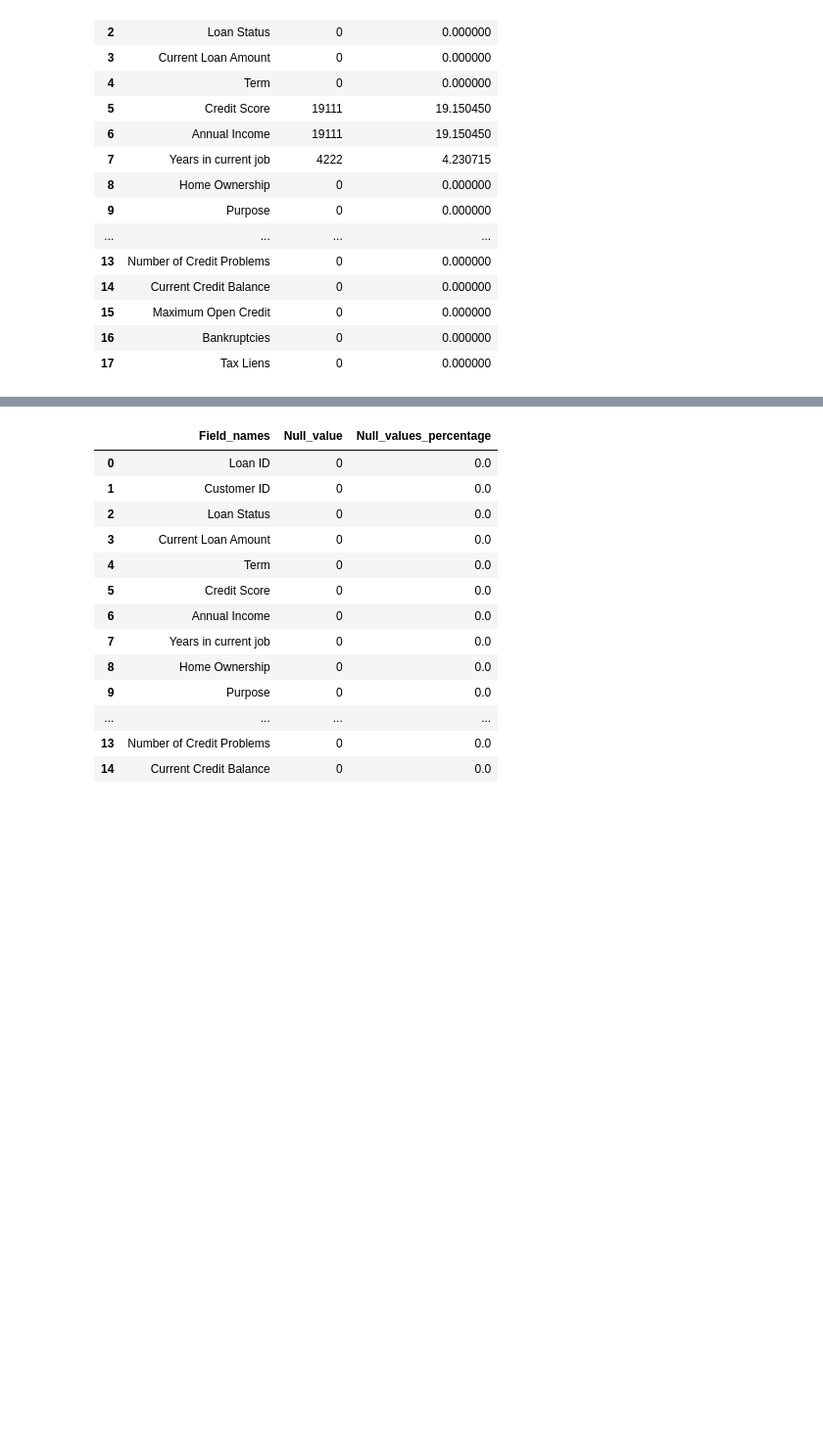
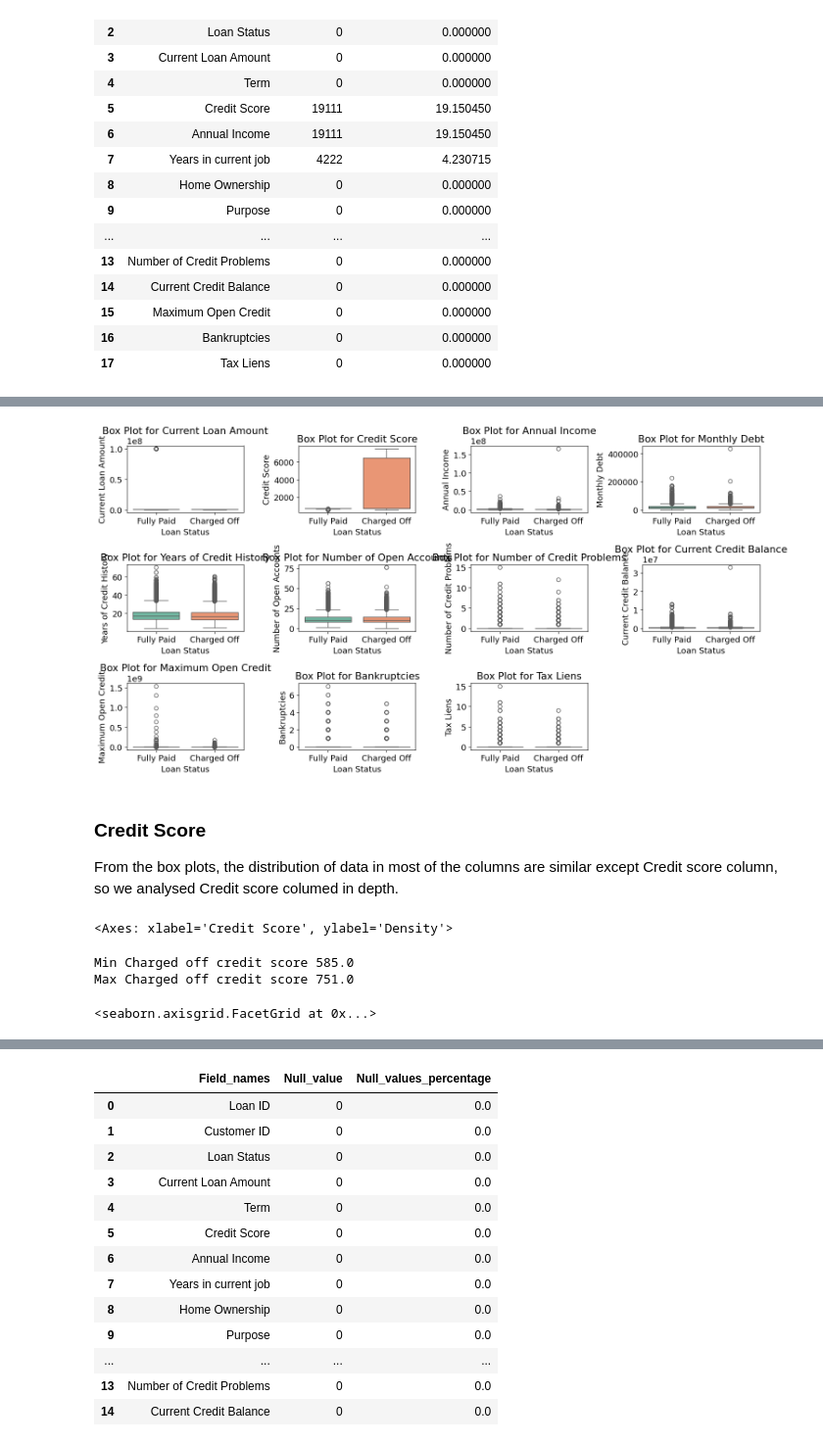
Before and after one commit to lrosati42/XAI_project, a Jupyter notebook: chandana_main.ipynb, the cells around one changed output, grey strips where cells are left out. Shown at 98% size. Saved outputs shown, nothing was run; the diff lists cells and outputs as text; code cells hidden in the pictures; blank space fills up the shorter version.

```diff
--- a/chandana_main.ipynb
+++ b/chandana_main.ipynb
@@ -313,0 +439,36 @@ sns.displot(data = data_train , x = "Credit Score" ,  kind="kde",)
+# %%
+# Set up the matplotlib figure
+plt.figure(figsize=(15, 8))
+
+# List of columns to include in the box plot
+columns_to_plot = ['Current Loan Amount', 'Credit Score', 'Annual Income', 'Monthly Debt',
+                   'Years of Credit History', 'Number of Open Accounts', 'Number of Credit Problems',
+                   'Current Credit Balance', 'Maximum Open Credit', 'Bankruptcies', 'Tax Liens']
+
+for i, column in enumerate(columns_to_plot, 1):
+    plt.subplot(3, 4, i)
+    sns.boxplot(x='Loan Status', y=column, data=data_train, palette='Set2')
+    plt.title(f'Box Plot for {column}')
+
+plt.tight_layout()
+plt.show()
+# %% [output]
+[figure, added]
+# %% [markdown]
+### Credit Score
+From the box plots, the distribution of data in most of the columns are similar except Credit score column, so we analysed Credit score columed in depth.
+# %%
+# Distribution plot for Annual Income
+sns.kdeplot(data_train['Credit Score'], color="Blue", shade = True)
+# %% [output]
+<Axes: xlabel='Credit Score', ylabel='Density'>
+# %%
+# Filtering the fully paid category with credit score
+Fully_paid = data_train[data_train['Loan Status']=="Fully Paid"]
+print(f"Min Charged off credit score {Fully_paid['Credit Score'].min()}")
+print(f"Max Charged off credit score {Fully_paid['Credit Score'].max()}")
+sns.displot(data = Fully_paid , x = "Credit Score" ,  kind="kde",)
+# %% [output]
+Min Charged off credit score 585.0
+Max Charged off credit score 751.0
+<seaborn.axisgrid.FacetGrid at 0x...>
```
Also changed, not shown: parts of 64 cells of this notebook, 1 other file.
